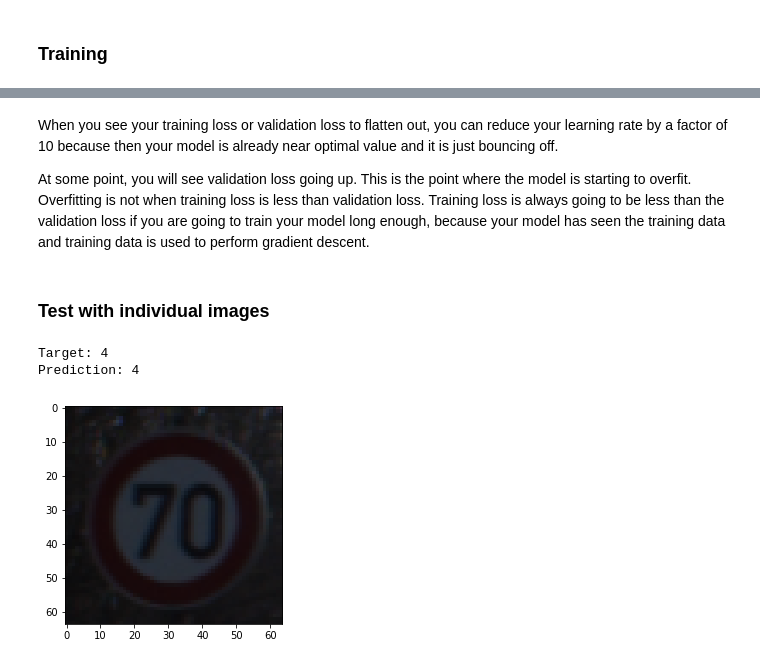
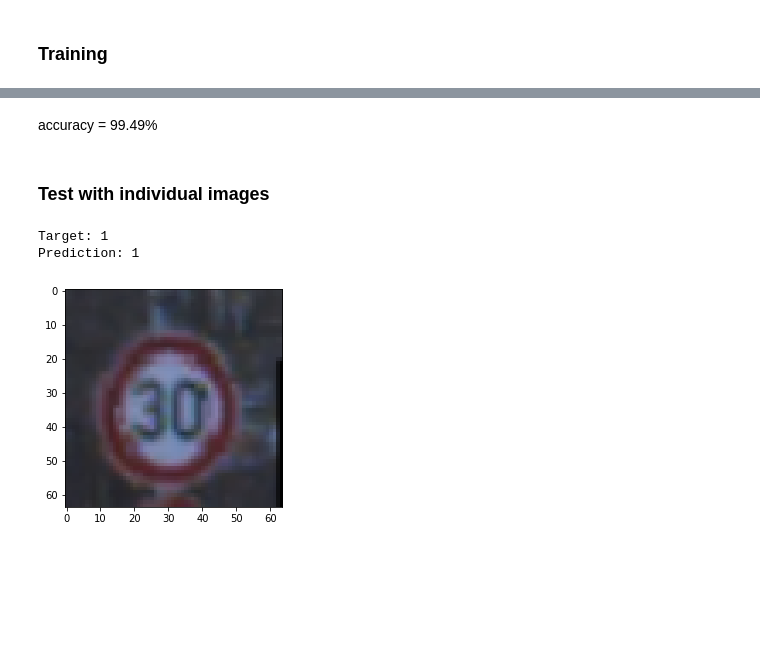
Before and after one commit to kajalkattige30/DLProject, a Jupyter notebook: TrafficSignRecognitionProject.ipynb, the cells around one changed output, grey strips where cells are left out. Saved outputs shown, nothing was run; the diff lists cells and outputs as text; code cells hidden in the pictures; blank space fills up the shorter version.

```diff
--- a/TrafficSignRecognitionProject.ipynb
+++ b/TrafficSignRecognitionProject.ipynb
@@ -99,6 +185,6 @@ train_size, val_size
 # %%
 from torch.utils.data import random_split
 
-train_dataset, val_dataset = random_split(dataset, [train_size, val_size])
+train_dataset, val_dataset = random_split(data, [train_size, val_size])
 len(train_dataset), len(val_dataset)
 # %% [output]
@@ -110,6 +194,6 @@ For validation dataset, there's no requirement of shuffling.
 # %%
 from torch.utils.data import DataLoader
-batch_size = 128
+batch_size = 64 # Creating batches of 128
 train_DataLoader = DataLoader(train_dataset, batch_size, shuffle = True, num_workers = 4, pin_memory = True)
 val_DataLoader = DataLoader(val_dataset, batch_size, num_workers = 4, pin_memory = True)
 # %%
@@ -189,5 +266,5 @@ Let say we want to move an image tensor to a device:
 # %%
-img, label = dataset[0]
+img, label = data[0]
 # %%
 img
 # %% [output]
@@ -370,10 +441,10 @@ One thing to do before training the model is to try and pass one batch of data t
 # %%
 torch.cuda.empty_cache()
 for batch in train_DataLoader:
-  images, labels = batch
-  print('images.shape', images.shape)
-  print('images.device', images.device)
-  preds = model(images)
+  img, labels = batch
+  print('images.shape', img.shape)
+  print('images.device', img.device)
+  preds = model(img)
   print('preds.shape', preds.shape)
   # print(preds)
   break
@@ -436,7 +472,5 @@ plot_losses(history)
-# %% [markdown]
-When you see your training loss or validation loss to flatten out, you can reduce your learning rate by a factor of 10 because then your model is already near optimal value and it is just bouncing off.
-
-At some point, you will see validation loss going up. This is the point where the model is starting to overfit. Overfitting is not when training loss is less than validation loss. Training loss is always going to be less than the validation loss if you are going to train your model long enough, because your model has seen the training data and training data is used to perform gradient descent.
+# %% [markdown]
+accuracy = 99.49%
 # %% [markdown]
 ### Test with individual images
 # %%
@@ -456,8 +490,8 @@ def show_image_prediction(img, label):
   print('Target:', dataset.classes[label])
   print('Prediction:', pred)
 # %%
-show_image_prediction(*val_dataset[425])
+show_image_prediction(*val_dataset[800])
 # %% [output]
-Target: 4
-Prediction: 4
+Target: 1
+Prediction: 1
-[figure, old version]
+[figure, new version]
```
Also changed, not shown: parts of 59 cells of this notebook.
